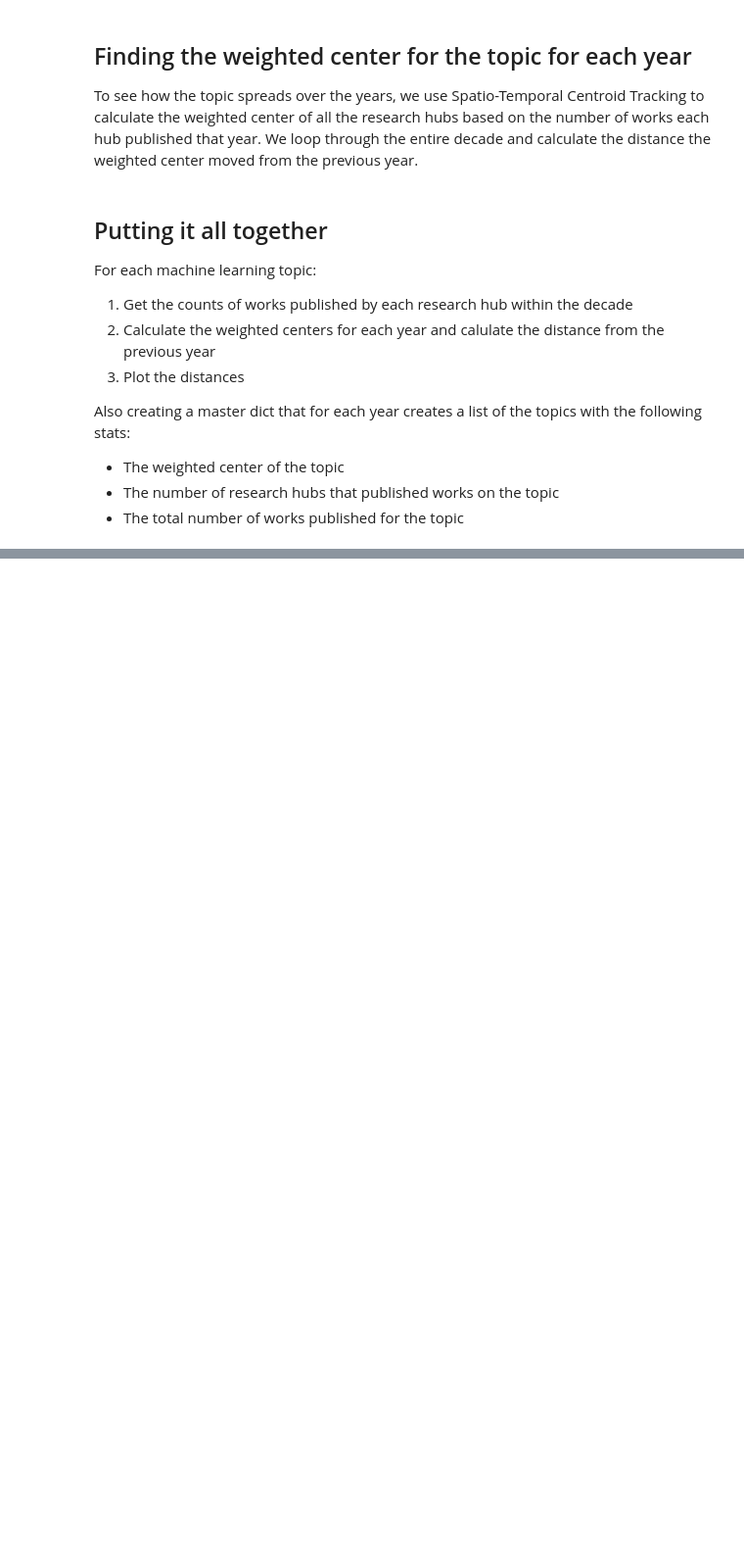
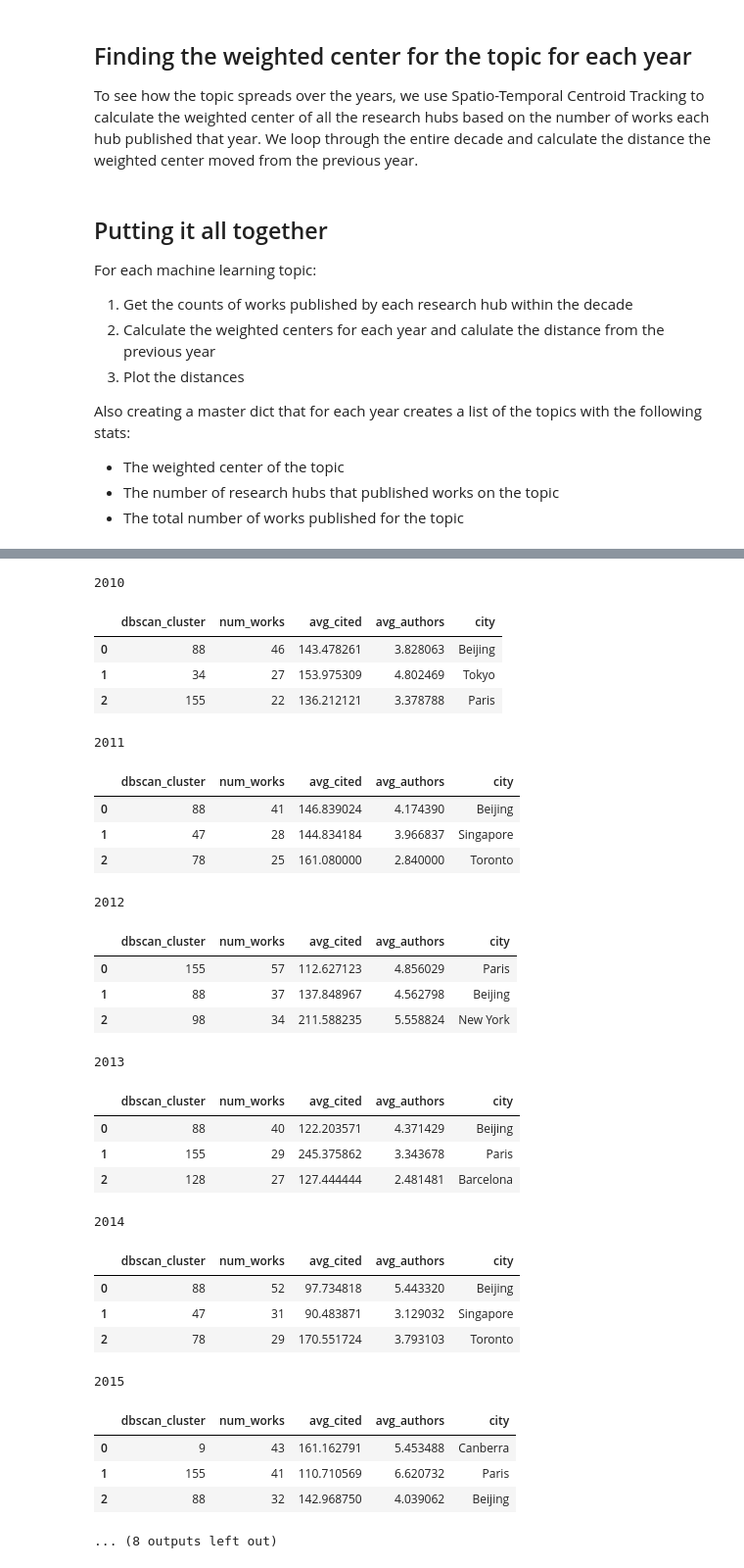
Before and after one commit to murphl3/COMP406SP26OpenAlexProject, a Jupyter notebook: question-2/question_2.ipynb, the cells around one changed output, grey strips where cells are left out. Shown at 98% size. Cells and saved outputs as stored; diff of their text form; code cells hidden in the pictures; blank space fills up the shorter version.

```diff
--- a/question-2/question_2.ipynb
+++ b/question-2/question_2.ipynb
@@ -616 +624,42 @@ In 2015:
 ... (8 outputs left out)
+# %%
+results = get_year_counts(10682)
+
+for index, year_tupple in enumerate(results):
+    year = year_tupple[0]
+    year_df = year_tupple[1]
+    df_with_names = year_df.merge(hub_names, on='dbscan_cluster')
+    print(year)
+    display(df_with_names.head(3))
+# %% [output]
+2010
+|  | dbscan_cluster | num_works | avg_cited | avg_authors | city |
+| 0 | 88 | 46 | 143.478261 | 3.828063 | Beijing |
+| 1 | 34 | 27 | 153.975309 | 4.802469 | Tokyo |
+| 2 | 155 | 22 | 136.212121 | 3.378788 | Paris |
+2011
+|  | dbscan_cluster | num_works | avg_cited | avg_authors | city |
+| 0 | 88 | 41 | 146.839024 | 4.174390 | Beijing |
+| 1 | 47 | 28 | 144.834184 | 3.966837 | Singapore |
+| 2 | 78 | 25 | 161.080000 | 2.840000 | Toronto |
+2012
+|  | dbscan_cluster | num_works | avg_cited | avg_authors | city |
+| 0 | 155 | 57 | 112.627123 | 4.856029 | Paris |
+| 1 | 88 | 37 | 137.848967 | 4.562798 | Beijing |
+| 2 | 98 | 34 | 211.588235 | 5.558824 | New York |
+2013
+|  | dbscan_cluster | num_works | avg_cited | avg_authors | city |
+| 0 | 88 | 40 | 122.203571 | 4.371429 | Beijing |
+| 1 | 155 | 29 | 245.375862 | 3.343678 | Paris |
+| 2 | 128 | 27 | 127.444444 | 2.481481 | Barcelona |
+2014
+|  | dbscan_cluster | num_works | avg_cited | avg_authors | city |
+| 0 | 88 | 52 | 97.734818 | 5.443320 | Beijing |
+| 1 | 47 | 31 | 90.483871 | 3.129032 | Singapore |
+| 2 | 78 | 29 | 170.551724 | 3.793103 | Toronto |
+2015
+|  | dbscan_cluster | num_works | avg_cited | avg_authors | city |
+| 0 | 9 | 43 | 161.162791 | 5.453488 | Canberra |
+| 1 | 155 | 41 | 110.710569 | 6.620732 | Paris |
+| 2 | 88 | 32 | 142.968750 | 4.039062 | Beijing |
+... (8 outputs left out)
```
Also changed, not shown: parts of 5 cells of this notebook.
